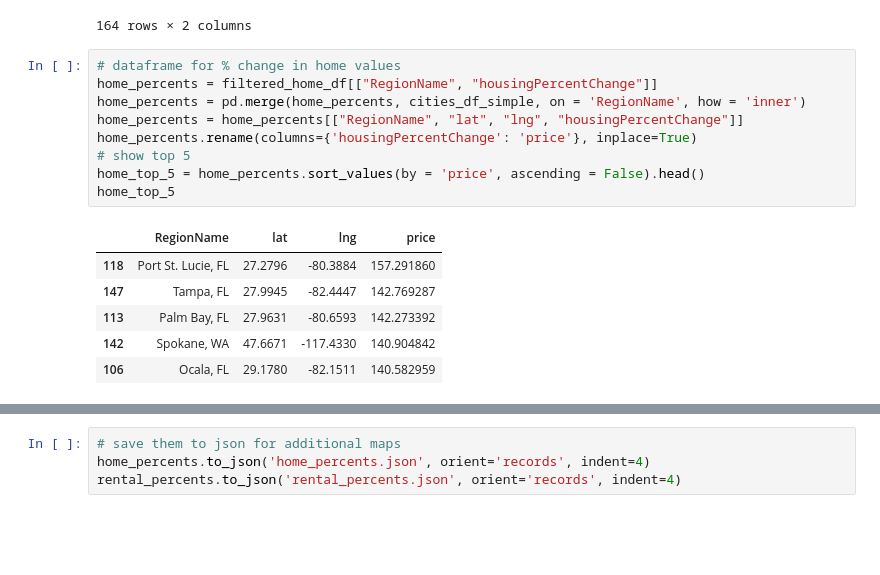
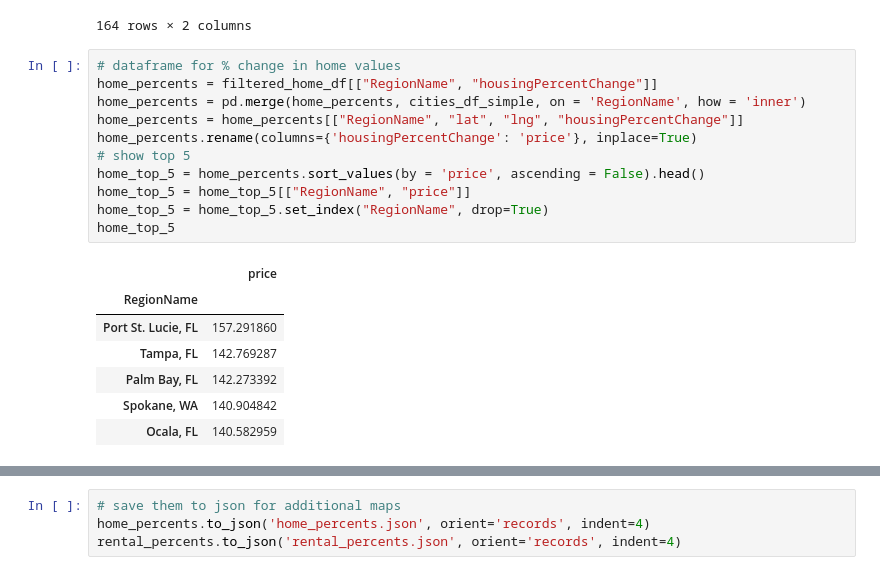
Before and after one commit to elgnol/RealEstate_Project_3, a Jupyter notebook: Analysis/Data_analysis_tatyana.ipynb, the cells around one changed output, grey strips where cells are left out. Cells and saved outputs as stored; diff of their text form; blank space fills up the shorter version.

```diff
--- a/Analysis/Data_analysis_tatyana.ipynb
+++ b/Analysis/Data_analysis_tatyana.ipynb
@@ -425,16 +425,19 @@ discrepancy_df.sort_values(by = 'discrepancy', ascending = True)
 # %%
 # dataframe for % change in home values
 home_percents = filtered_home_df[["RegionName", "housingPercentChange"]]
 home_percents = pd.merge(home_percents, cities_df_simple, on = 'RegionName', how = 'inner')
 home_percents = home_percents[["RegionName", "lat", "lng", "housingPercentChange"]]
 home_percents.rename(columns={'housingPercentChange': 'price'}, inplace=True)
 # show top 5
 home_top_5 = home_percents.sort_values(by = 'price', ascending = False).head()
+home_top_5 = home_top_5[["RegionName", "price"]]
+home_top_5 = home_top_5.set_index("RegionName", drop=True)
 home_top_5
 # %% [output]
-|  | RegionName | lat | lng | price |
-| 118 | Port St. Lucie, FL | 27.2796 | -80.3884 | 157.291860 |
-| 147 | Tampa, FL | 27.9945 | -82.4447 | 142.769287 |
-| 113 | Palm Bay, FL | 27.9631 | -80.6593 | 142.273392 |
-| 142 | Spokane, WA | 47.6671 | -117.4330 | 140.904842 |
-| 106 | Ocala, FL | 29.1780 | -82.1511 | 140.582959 |
+|  | price |
+| RegionName |  |
+| Port St. Lucie, FL | 157.291860 |
+| Tampa, FL | 142.769287 |
+| Palm Bay, FL | 142.273392 |
+| Spokane, WA | 140.904842 |
+| Ocala, FL | 140.582959 |
```
Also changed, not shown: parts of 9 cells of this notebook, 7 other files.
